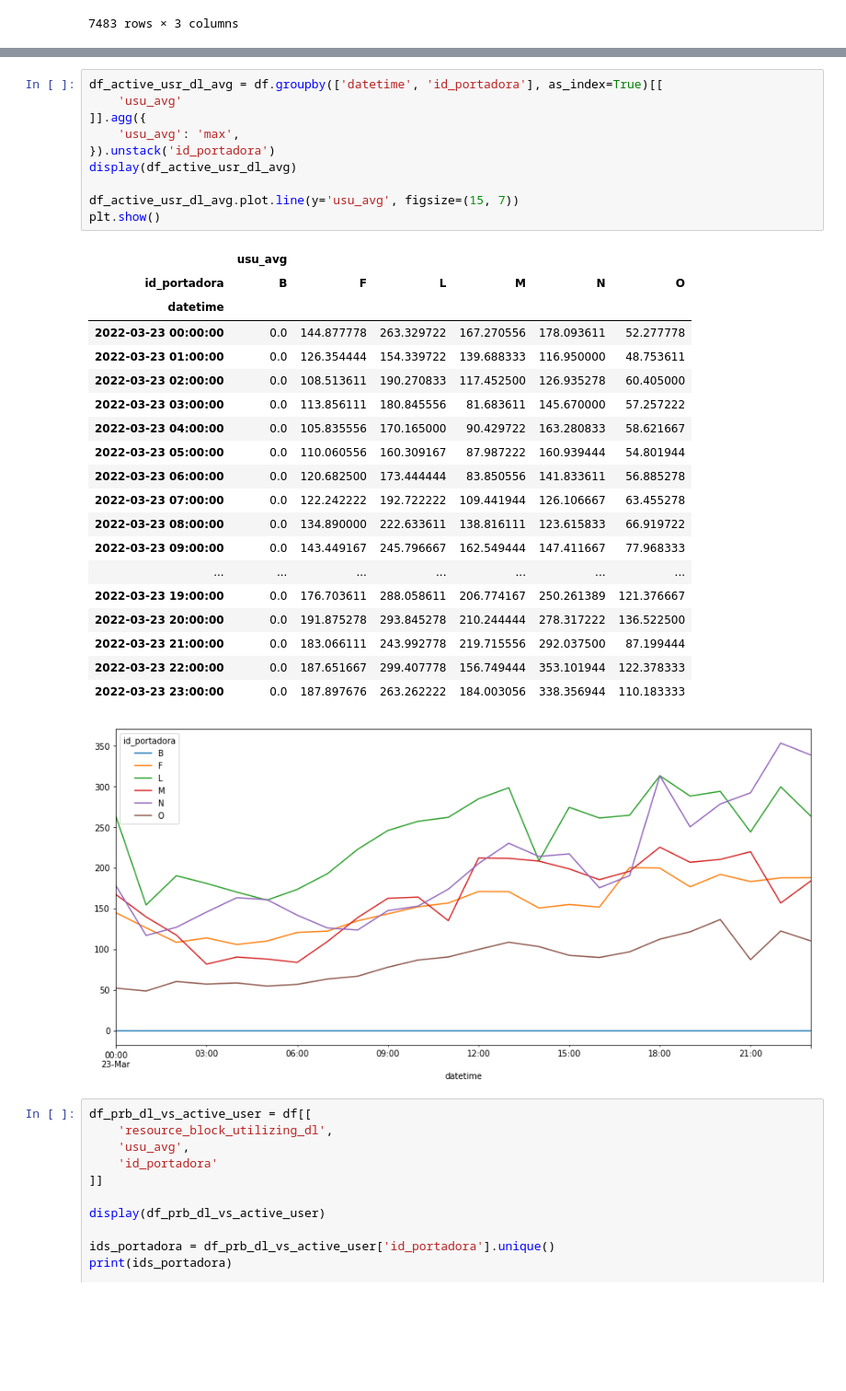
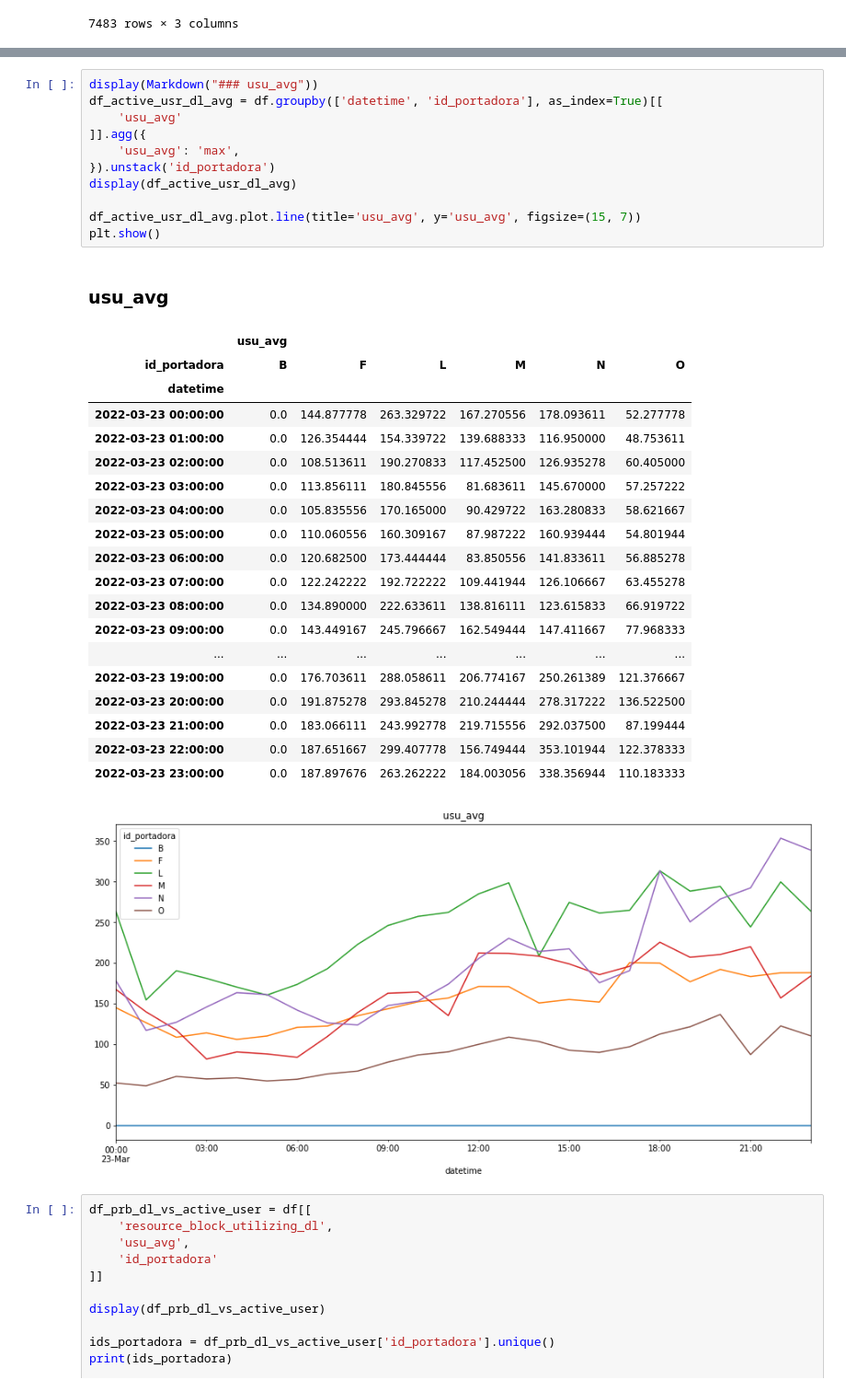
Before and after one commit to charlymarchiaro/workshop-tp-01, a Jupyter notebook: ejemplos/ejemplo-004.ipynb, the cells around one changed output, grey strips where cells are left out. Shown at 92% size. Drawn from its saved outputs; the diff is of its cells as text; blank space fills up the shorter version.

```diff
--- a/ejemplos/ejemplo-004.ipynb
+++ b/ejemplos/ejemplo-004.ipynb
@@ -216,34 +218,36 @@ plt.show()
 # %%
+display(Markdown("### usu_avg"))
 df_active_usr_dl_avg = df.groupby(['datetime', 'id_portadora'], as_index=True)[[
     'usu_avg'
 ]].agg({
     'usu_avg': 'max',
 }).unstack('id_portadora')
 display(df_active_usr_dl_avg)
 
-df_active_usr_dl_avg.plot.line(y='usu_avg', figsize=(15, 7))
+df_active_usr_dl_avg.plot.line(title='usu_avg', y='usu_avg', figsize=(15, 7))
 plt.show()
 # %% [output]
+### usu_avg
 |  | usu_avg |  |  |  |  |  |
 | id_portadora | B | F | L | M | N | O |
 | datetime |  |  |  |  |  |  |
 | 2022-03-23 00:00:00 | 0.0 | 144.877778 | 263.329722 | 167.270556 | 178.093611 | 52.277778 |
 | 2022-03-23 01:00:00 | 0.0 | 126.354444 | 154.339722 | 139.688333 | 116.950000 | 48.753611 |
 | 2022-03-23 02:00:00 | 0.0 | 108.513611 | 190.270833 | 117.452500 | 126.935278 | 60.405000 |
 | 2022-03-23 03:00:00 | 0.0 | 113.856111 | 180.845556 | 81.683611 | 145.670000 | 57.257222 |
 | 2022-03-23 04:00:00 | 0.0 | 105.835556 | 170.165000 | 90.429722 | 163.280833 | 58.621667 |
 | 2022-03-23 05:00:00 | 0.0 | 110.060556 | 160.309167 | 87.987222 | 160.939444 | 54.801944 |
 | 2022-03-23 06:00:00 | 0.0 | 120.682500 | 173.444444 | 83.850556 | 141.833611 | 56.885278 |
 | 2022-03-23 07:00:00 | 0.0 | 122.242222 | 192.722222 | 109.441944 | 126.106667 | 63.455278 |
 | 2022-03-23 08:00:00 | 0.0 | 134.890000 | 222.633611 | 138.816111 | 123.615833 | 66.919722 |
 | 2022-03-23 09:00:00 | 0.0 | 143.449167 | 245.796667 | 162.549444 | 147.411667 | 77.968333 |
 | ... | ... | ... | ... | ... | ... | ... |
 | 2022-03-23 19:00:00 | 0.0 | 176.703611 | 288.058611 | 206.774167 | 250.261389 | 121.376667 |
 | 2022-03-23 20:00:00 | 0.0 | 191.875278 | 293.845278 | 210.244444 | 278.317222 | 136.522500 |
 | 2022-03-23 21:00:00 | 0.0 | 183.066111 | 243.992778 | 219.715556 | 292.037500 | 87.199444 |
 | 2022-03-23 22:00:00 | 0.0 | 187.651667 | 299.407778 | 156.749444 | 353.101944 | 122.378333 |
 | 2022-03-23 23:00:00 | 0.0 | 187.897676 | 263.262222 | 184.003056 | 338.356944 | 110.183333 |
-[figure, old version]
+[figure, new version]
 # %%
 df_prb_dl_vs_active_user = df[[
     'resource_block_utilizing_dl',
```
Also changed, not shown: parts of 4 cells of this notebook.
